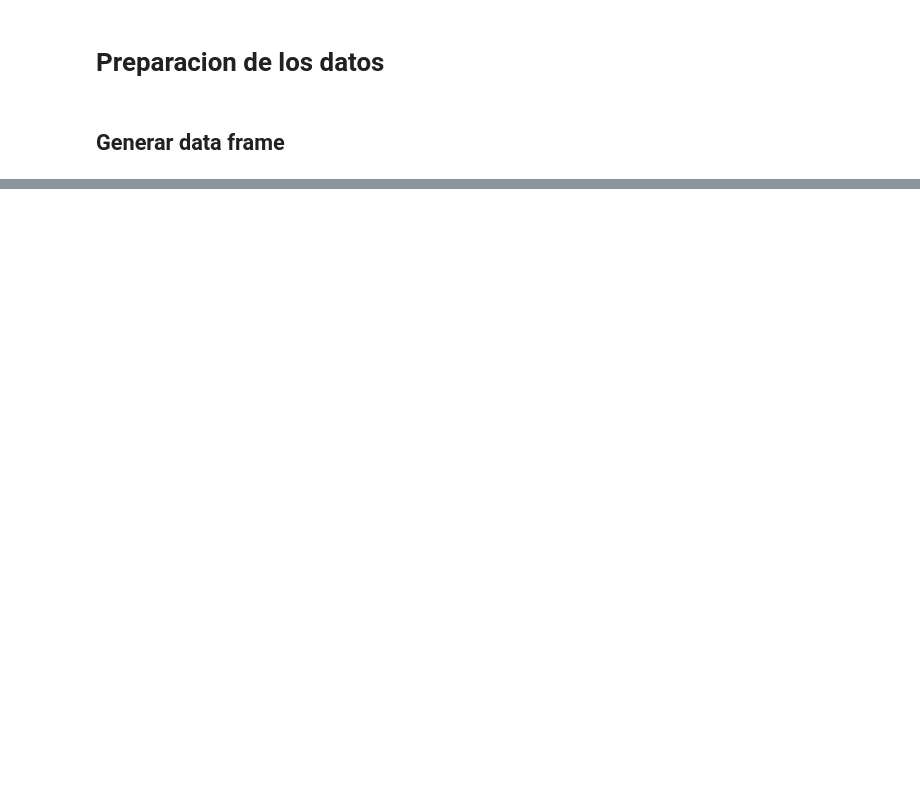
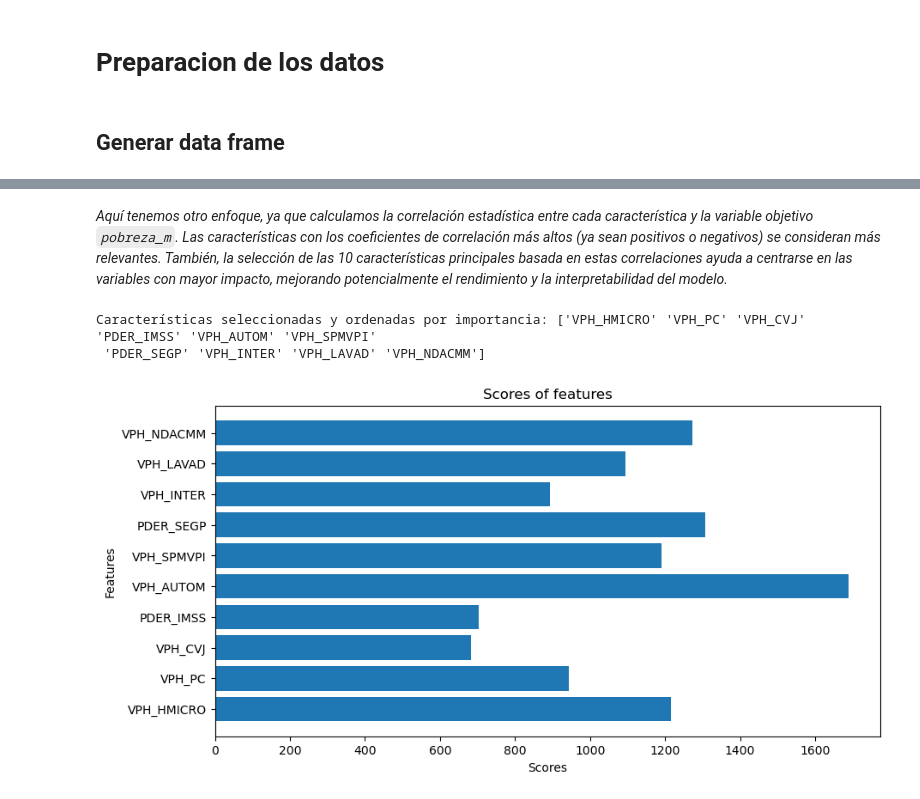
Before and after one commit to albo437/TC2004B, a Jupyter notebook: Reto Entrega 2/preparacionDeDatos.ipynb, the cells around one changed output, grey strips where cells are left out. Drawn from its saved outputs; the diff is of its cells as text; code cells hidden in the pictures; blank space fills up the shorter version.

Commit message:
Terminar entrega reto 2

```diff
--- a/Reto Entrega 2/preparacionDeDatos.ipynb
+++ b/Reto Entrega 2/preparacionDeDatos.ipynb
@@ -159,0 +235,24 @@ Index(['VPH_CVJ', 'VPH_CEL', 'VPH_PC', 'PDER_IMSS', 'VPH_AUTOM', 'VPH_REFRI',
+# %% [markdown]
+*Aquí tenemos otro enfoque, ya que calculamos la correlación estadística entre cada característica y la variable objetivo `pobreza_m`. Las características con los coeficientes de correlación más altos (ya sean positivos o negativos) se consideran más relevantes. También, la selección de las 10 características principales basada en estas correlaciones ayuda a centrarse en las variables con mayor impacto, mejorando potencialmente el rendimiento y la interpretabilidad del modelo.*
+# %%
+# SelectKbest pobreza
+
+from sklearn.feature_selection import SelectKBest, f_regression
+
+skb = SelectKBest(score_func=f_regression, k=10).fit(X, Y_pobreza)
+selected = skb.get_support()
+selected_features = names[selected]
+selected_scores = skb.scores_[selected]
+selected_features = selected_features[np.argsort(selected_scores)[::-1]]
+
+print("Características seleccionadas y ordenadas por importancia:", selected_features)
+plt.figure(figsize=(10, 5))
+plt.barh(selected_features, selected_scores)
+plt.xlabel('Scores')
+plt.ylabel('Features')
+plt.title('Scores of features')
+plt.show()
+# %% [output]
+Características seleccionadas y ordenadas por importancia: ['VPH_HMICRO' 'VPH_PC' 'VPH_CVJ' 'PDER_IMSS' 'VPH_AUTOM' 'VPH_SPMVPI'
+ 'PDER_SEGP' 'VPH_INTER' 'VPH_LAVAD' 'VPH_NDACMM']
+[figure, added]
```
Also changed, not shown: parts of 56 cells of this notebook, 2 other files.
